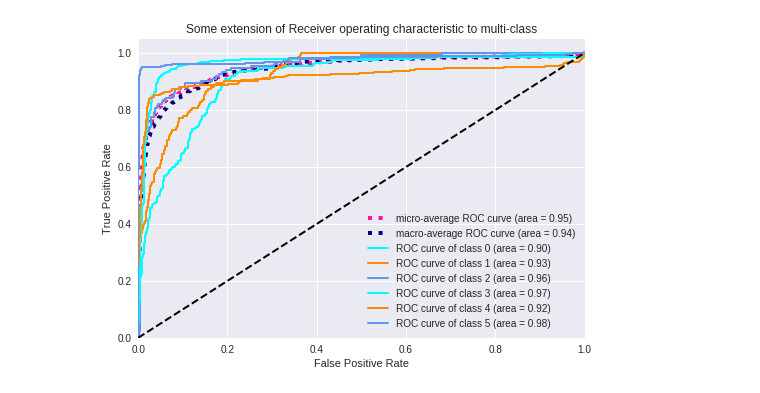
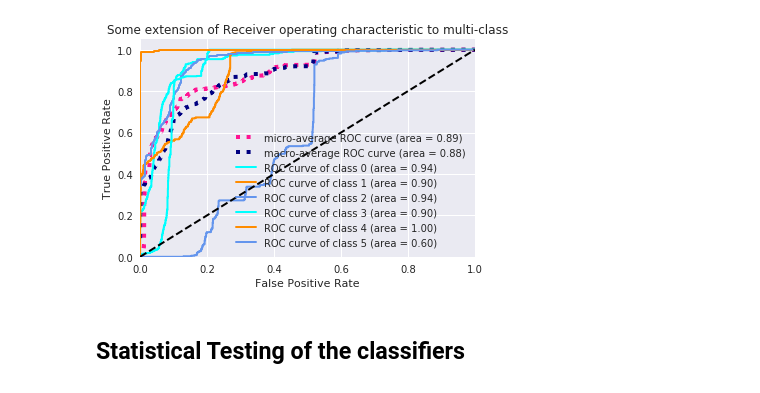
Before and after one commit to ghayth82/activity-recognition-3, a Jupyter notebook: modelbuilding/Modelbuilding.ipynb, the cells around one changed output. Drawn from its saved outputs; the diff is of its cells as text; code cells hidden in the pictures.

```diff
--- a/modelbuilding/Modelbuilding.ipynb
+++ b/modelbuilding/Modelbuilding.ipynb
@@ -328,9 +289,11 @@ def one_hot(y_):
     n_values = 6
     return np.eye(n_values)[np.array(y_, dtype=np.int32)]  # Returns FLOATS
 # %%
-auc_roc_plot(one_hot(np.array(y_test_all)-1), np.array(y_score_all), None)
+auc_roc_plot(one_hot(np.array(y_test_all)), np.array(y_score_all), None)
 # %% [output]
-[figure, old version]
+[figure, new version]
+# %% [markdown]
+## Statistical Testing of the classifiers
 # %%
 from scipy.stats import ttest_rel
 # %%
```
Also changed, not shown: parts of 22 cells of this notebook, 23 other files.
